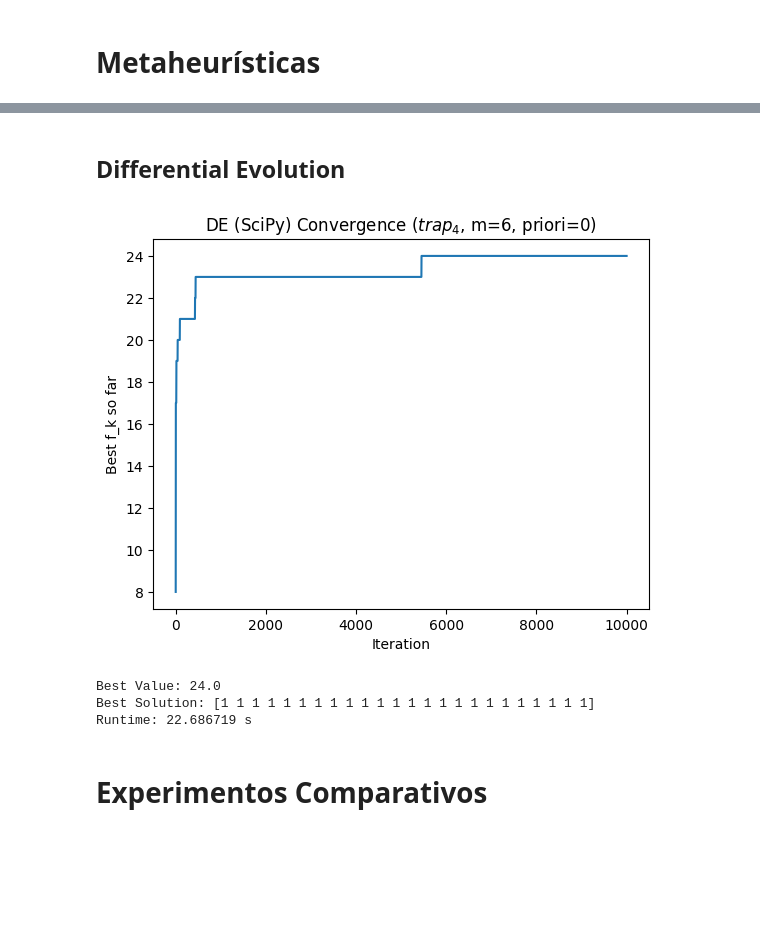
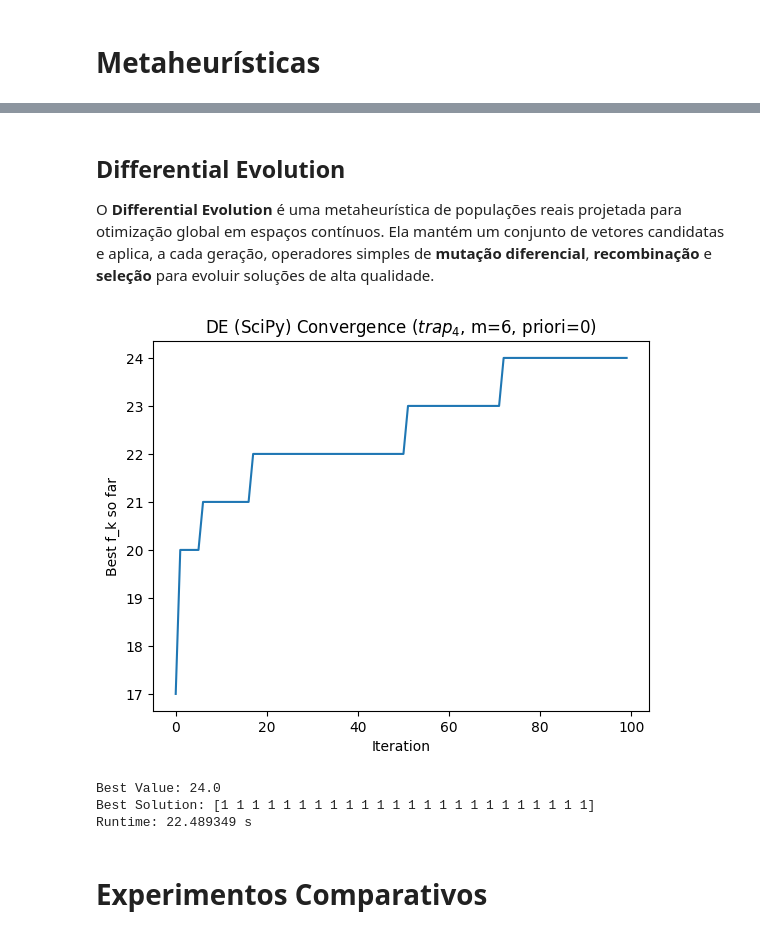
Before and after one commit to JunioCesarFerreira/studies-of-evolutionary-algorithms, a Jupyter notebook: exercises/4-metaheuristics-comp.ipynb, the cells around one changed output, grey strips where cells are left out. Cells and saved outputs as stored; diff of their text form; code cells hidden in the pictures; blank space fills up the shorter version.

```diff
--- a/exercises/4-metaheuristics-comp.ipynb
+++ b/exercises/4-metaheuristics-comp.ipynb
@@ -508,11 +617,13 @@ Runtime: 0.902794 s
 # %% [markdown]
 ## Differential Evolution
+
+O **Differential Evolution** é uma meta­heurística de populações reais projetada para otimização global em espaços contínuos. Ela mantém um conjunto de vetores candidatas e aplica, a cada geração, operadores simples de **mutação diferencial**, **recombinação** e **seleção** para evoluir soluções de alta qualidade.
 # %%
-import numpy as np
-import matplotlib.pyplot as plt
-from scipy.optimize import differential_evolution
-
-def generate_binary_pop(n: int, NP: int, p: int):
+def generate_binary_pop(
+    n: int,            # comprimento do vetor binário
+    NP: int,           # número de indivíduos a gerar
+    p: int             # quantos bits iniciais fixos a 1 (priori_level * k)
+) -> np.ndarray:       # matriz de forma (NP, n) com valores reais em [0,1]
     """
     Gera NP indivíduos binários de tamanho n usando priori_level,
     e converte para reais em [0,1] para DE:
@@ -529,16 +640,18 @@ def generate_binary_pop(n: int, NP: int, p: int):
                                np.random.uniform(0.0, 0.5, size=n))
     return pop_real
 
-def run_de(n: int, k: int,
-           priori_level=0,
-           strategy='rand1bin',
-           maxiter=100,
-           popsize=50,
-           mutation=(0.1, 0.5),
-           recombination=0.85,
-           tol=0.01,
-           seed=None,
-          ) -> tuple[np.ndarray, float, list[float]]:
+def run_de(
+    n: int,                   # comprimento do vetor binário
+    k: int,                   # tamanho do bloco para f_k
+    priori_level: int = 0,    # quantos blocos já “conhecidos” (bits iniciais fixos)
+    strategy: str = 'rand1bin',   # estratégia de mutação do DE
+    maxiter: int = 100,           # número máximo de gerações (iterações)
+    popsize: int = 50,            # fator de população: NP = popsize * n
+    mutation: tuple[float,float] = (0.1, 0.5),  # parâmetros (F baixo, F alto)
+    recombination: float = 0.85,   # probabilidade de recombinação
+    tol: float = 0.01,             # tolerância de convergência
+    seed: int = None               # semente para reproducibilidade
+    ) -> tuple[np.ndarray, float, list[float]]:
 
     def f_k_continuous(x, k):
         # converte real → binário e soma trap_k
@@ -588,32 +701,32 @@ def run_de(n: int, k: int,
 # %%
 # Parameters
 K=4
 M=6
 N=K*M
 PRIORI = 0
 
 # Running
 start = time.perf_counter()
-best_x, best_f, gens =  run_de(N, K, priori_level=PRIORI, seed=42)
+best_x, best_f, hist =  run_de(N, K, priori_level=PRIORI, seed=42)
 end = time.perf_counter()
 
 # Plot convergence
 plt.figure()
 plt.plot(hist)
 plt.xlabel("Iteration")
 plt.ylabel("Best f_k so far")
 plt.title(f"DE (SciPy) Convergence ($trap_{K}$, m={M}, priori={PRIORI})")
 plt.show()
 
 # Print results
 print(f"Best Value: {best_f}")
 print(f"Best Solution: {best_x}")
 print(f"Runtime: {end - start:.6f} s")
 # %% [output]
-[figure, old version]
+[figure, new version]
 Best Value: 24.0
 Best Solution: [1 1 1 1 1 1 1 1 1 1 1 1 1 1 1 1 1 1 1 1 1 1 1 1]
-Runtime: 22.686719 s
+Runtime: 22.489349 s
 # %% [markdown]
 # Experimentos Comparativos
 # %%
```
Also changed, not shown: parts of 25 cells of this notebook.
